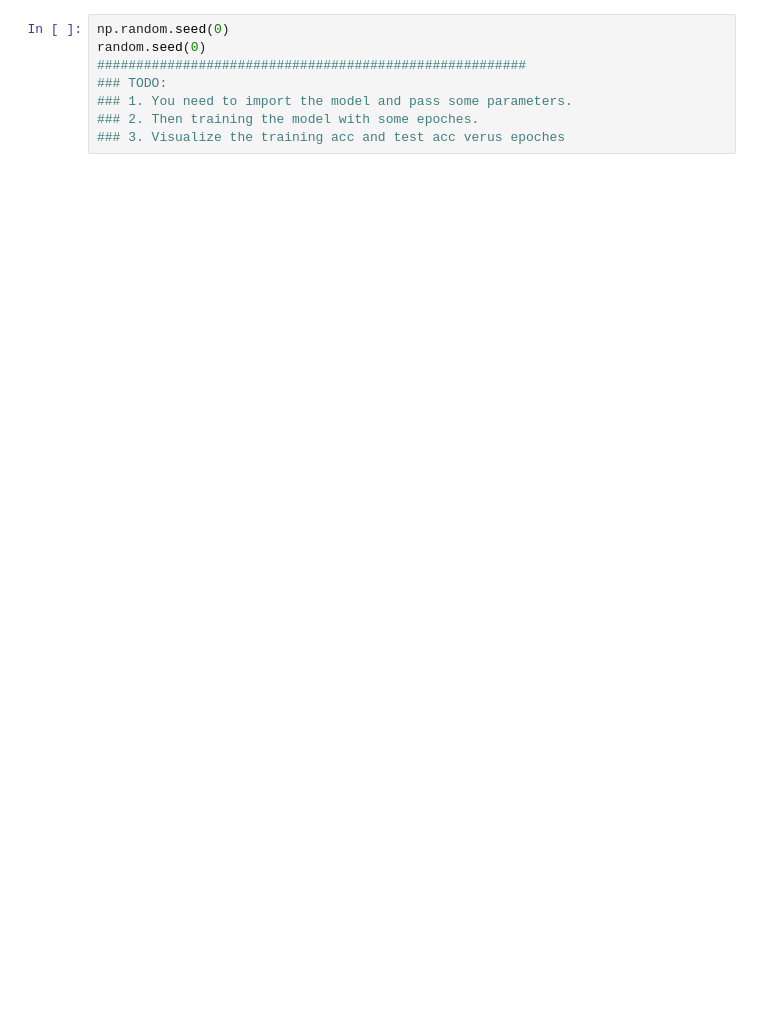
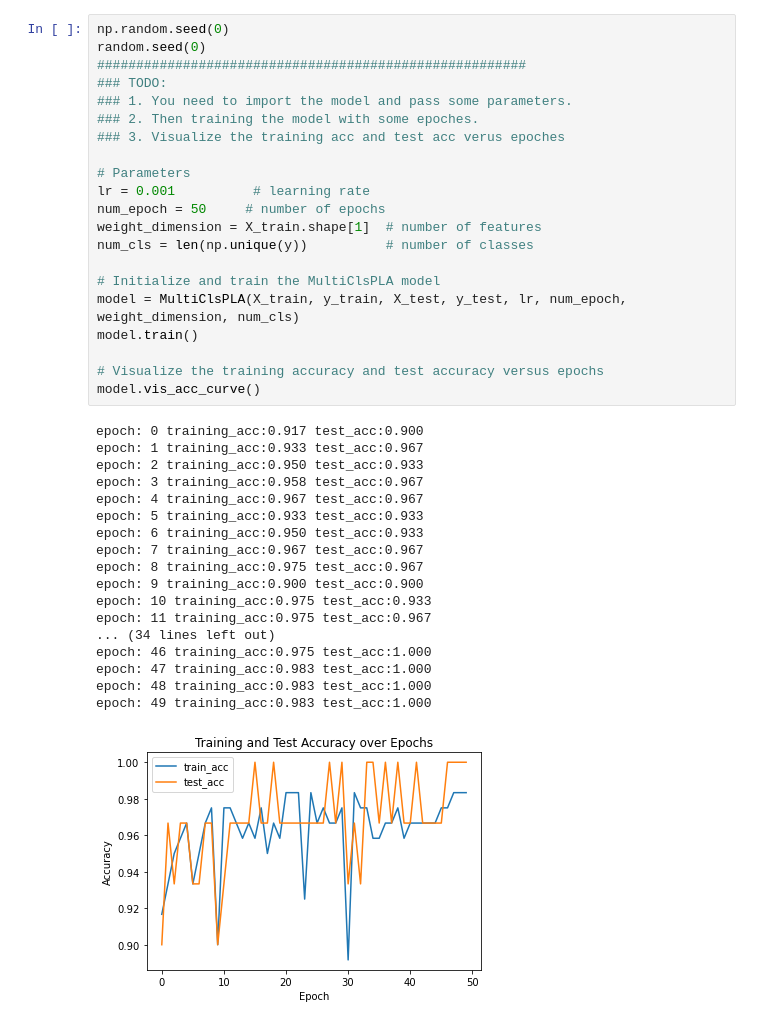
Before and after one commit to wangyf9/CS280-Deep-Learning, a Jupyter notebook: CS280-Fall24-Assignment1/Homework1_partB/perceptron.ipynb, the cells around one changed output. Drawn from its saved outputs; the diff is of its cells as text; blank space fills up the shorter version.

```diff
--- a/CS280-Fall24-Assignment1/Homework1_partB/perceptron.ipynb
+++ b/CS280-Fall24-Assignment1/Homework1_partB/perceptron.ipynb
@@ -136,8 +157,40 @@ class MultiClsPLA(object):
 # %%
 np.random.seed(0)
 random.seed(0)
 #######################################################
 ### TODO:
 ### 1. You need to import the model and pass some parameters.
 ### 2. Then training the model with some epoches.
 ### 3. Visualize the training acc and test acc verus epoches
+
+# Parameters
+lr = 0.001          # learning rate
+num_epoch = 50     # number of epochs
+weight_dimension = X_train.shape[1]  # number of features
+num_cls = len(np.unique(y))          # number of classes
+
+# Initialize and train the MultiClsPLA model
+model = MultiClsPLA(X_train, y_train, X_test, y_test, lr, num_epoch, weight_dimension, num_cls)
+model.train()
+
+# Visualize the training accuracy and test accuracy versus epochs
+model.vis_acc_curve()
+# %% [output]
+epoch: 0 training_acc:0.917 test_acc:0.900
+epoch: 1 training_acc:0.933 test_acc:0.967
+epoch: 2 training_acc:0.950 test_acc:0.933
+epoch: 3 training_acc:0.958 test_acc:0.967
+epoch: 4 training_acc:0.967 test_acc:0.967
+epoch: 5 training_acc:0.933 test_acc:0.933
+epoch: 6 training_acc:0.950 test_acc:0.933
+epoch: 7 training_acc:0.967 test_acc:0.967
+epoch: 8 training_acc:0.975 test_acc:0.967
+epoch: 9 training_acc:0.900 test_acc:0.900
+epoch: 10 training_acc:0.975 test_acc:0.933
+epoch: 11 training_acc:0.975 test_acc:0.967
+... (34 lines left out)
+epoch: 46 training_acc:0.975 test_acc:1.000
+epoch: 47 training_acc:0.983 test_acc:1.000
+epoch: 48 training_acc:0.983 test_acc:1.000
+epoch: 49 training_acc:0.983 test_acc:1.000
+[figure, added]
```
Also changed, not shown: parts of 5 cells of this notebook, 13 other files.
